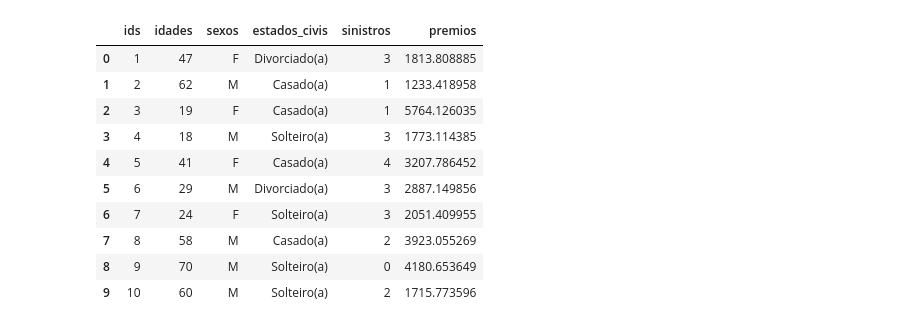
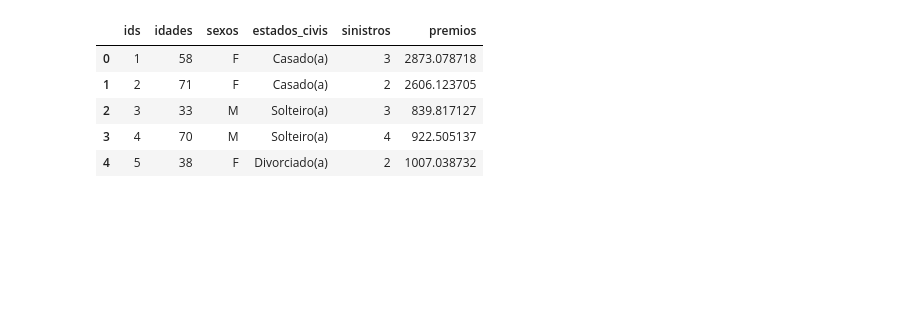
Before and after one commit to levelup-python/alura_insurance, a Jupyter notebook: Python_Data_Science/base.ipynb, the cells around one changed output. Saved outputs shown, nothing was run; the diff lists cells and outputs as text; code cells hidden in the pictures; blank space fills up the shorter version.

```diff
--- a/Python_Data_Science/base.ipynb
+++ b/Python_Data_Science/base.ipynb
@@ -12,19 +12,14 @@ base = {
 }
 # %%
 base = DataFrame(base)
-base.head(10)
+base.head()
 # %% [output]
 |  | ids | idades | sexos | estados_civis | sinistros | premios |
-| 0 | 1 | 47 | F | Divorciado(a) | 3 | 1813.808885 |
-| 1 | 2 | 62 | M | Casado(a) | 1 | 1233.418958 |
-| 2 | 3 | 19 | F | Casado(a) | 1 | 5764.126035 |
-| 3 | 4 | 18 | M | Solteiro(a) | 3 | 1773.114385 |
-| 4 | 5 | 41 | F | Casado(a) | 4 | 3207.786452 |
-| 5 | 6 | 29 | M | Divorciado(a) | 3 | 2887.149856 |
-| 6 | 7 | 24 | F | Solteiro(a) | 3 | 2051.409955 |
-| 7 | 8 | 58 | M | Casado(a) | 2 | 3923.055269 |
-| 8 | 9 | 70 | M | Solteiro(a) | 0 | 4180.653649 |
-| 9 | 10 | 60 | M | Solteiro(a) | 2 | 1715.773596 |
+| 0 | 1 | 58 | F | Casado(a) | 3 | 2873.078718 |
+| 1 | 2 | 71 | F | Casado(a) | 2 | 2606.123705 |
+| 2 | 3 | 33 | M | Solteiro(a) | 3 | 839.817127 |
+| 3 | 4 | 70 | M | Solteiro(a) | 4 | 922.505137 |
+| 4 | 5 | 38 | F | Divorciado(a) | 2 | 1007.038732 |
 # %%
 clientes_maior_30anos = base[base['idades'] > 30]
 clientes_maior_30anos
```
Also changed, not shown: parts of 7 cells of this notebook, 1 other file.
